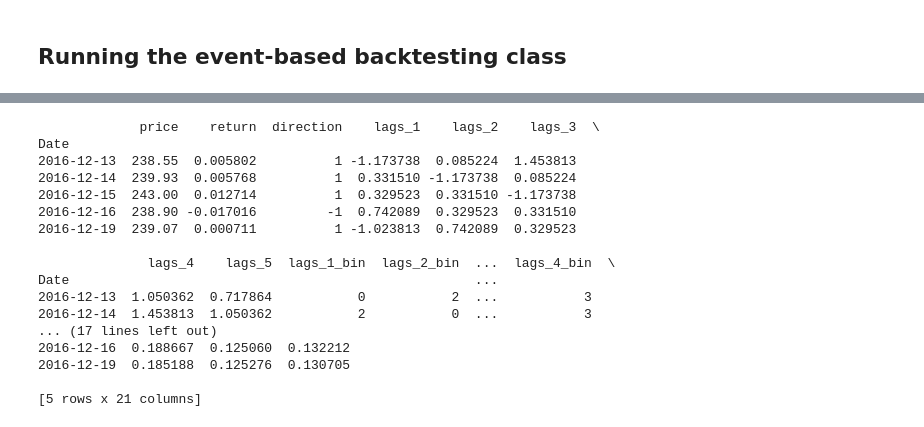
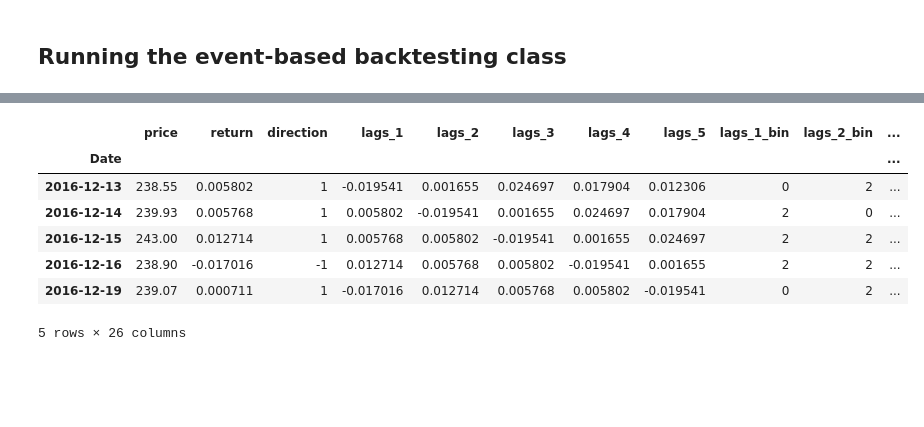
Before and after one commit to hisakato/cpf_week_07, a Jupyter notebook: test_proj_07_a02.ipynb, the cells around one changed output, grey strips where cells are left out. Drawn from its saved outputs; the diff is of its cells as text; code cells hidden in the pictures; blank space fills up the shorter version.

Commit message:
train_and_test initial version

```diff
--- a/test_proj_07_a02.ipynb
+++ b/test_proj_07_a02.ipynb
@@ -462,13 +205,0 @@ if __name__ == '__main__':
-# %%
-if __name__ == '__main__':
-    def run_strategies():
-        lobt.run_sma_strategy(42, 252)
-        lobt.run_momentum_strategy(60)
-        lobt.run_mean_reversion_strategy(50, 5)
-    lobt = BacktestLongOnly('AAPL.O', '2010-1-1', '2019-12-31', 10000,
-                            verbose=False)
-    run_strategies()
-    # transaction costs: 10 USD fix, 1% variable
-    lobt = BacktestLongOnly('AAPL.O', '2010-1-1', '2019-12-31',
-                            10000, 10.0, 0.01, False)
-    run_strategies()
@@ -477,16 +206,3 @@ if __name__ == '__main__':
-# %%
-if __name__ == '__main__':
-    def run_strategies():
-        lsbt.run_sma_strategy(42, 252)
-        lsbt.run_momentum_strategy(60)
-        lsbt.run_mean_reversion_strategy(50, 5)
-    lsbt = BacktestLongShort('EUR=', '2010-1-1', '2019-12-31', 10000,
-                             verbose=False)
-    run_strategies()
-    # transaction costs: 10 USD fix, 1% variable
-    lsbt = BacktestLongShort('AAPL.O', '2010-1-1', '2019-12-31',
-                             10000, 10.0, 0.01, False)
-    run_strategies()
 # %% [markdown]
 ## Defining an event-based backtesting class
 # %%
@@ -556,3 +328,5 @@ class EventBasedBackTesting(BacktestBase):
 # %%
 # Instantiate
 ebbt = EventBasedBackTesting('GS.N', '2010-1-1', '2019-12-31', 10000) # Symbol GS.N = Goldman Sachs
+# Train-test split
+ebbt.train_test_split()
@@ -592,20 +415,13 @@ test[moment2_cols] = test[moment2_cols] / train_return_std ** 0.5
+# %%
+ebbt.train_and_backtest()
 # %%
-print(test.head())
+ebbt.test.head()
 # %% [output]
+|  | price | return | direction | lags_1 | lags_2 | lags_3 | lags_4 | lags_5 | lags_1_bin | lags_2_bin | ... |
+| Date |  |  |  |  |  |  |  |  |  |  | ... |
+| 2016-12-13 | 238.55 | 0.005802 | 1 | -0.019541 | 0.001655 | 0.024697 | 0.017904 | 0.012306 | 0 | 2 | ... |
+| 2016-12-14 | 239.93 | 0.005768 | 1 | 0.005802 | -0.019541 | 0.001655 | 0.024697 | 0.017904 | 2 | 0 | ... |
+| 2016-12-15 | 243.00 | 0.012714 | 1 | 0.005768 | 0.005802 | -0.019541 | 0.001655 | 0.024697 | 2 | 2 | ... |
+| 2016-12-16 | 238.90 | -0.017016 | -1 | 0.012714 | 0.005768 | 0.005802 | -0.019541 | 0.001655 | 2 | 2 | ... |
+| 2016-12-19 | 239.07 | 0.000711 | 1 | -0.017016 | 0.012714 | 0.005768 | 0.005802 | -0.019541 | 0 | 2 | ... |
-             price    return  direction    lags_1    lags_2    lags_3  \
-Date
-2016-12-13  238.55  0.005802          1 -1.173738  0.085224  1.453813
-2016-12-14  239.93  0.005768          1  0.331510 -1.173738  0.085224
-2016-12-15  243.00  0.012714          1  0.329523  0.331510 -1.173738
-2016-12-16  238.90 -0.017016         -1  0.742089  0.329523  0.331510
-2016-12-19  239.07  0.000711          1 -1.023813  0.742089  0.329523
-
-              lags_4    lags_5  lags_1_bin  lags_2_bin  ...  lags_4_bin  \
-Date                                                    ...
-2016-12-13  1.050362  0.717864           0           2  ...           3
-2016-12-14  1.453813  1.050362           2           0  ...           3
-... (17 lines left out)
-2016-12-16  0.188667  0.125060  0.132212
-2016-12-19  0.185188  0.125276  0.130705
-
-[5 rows x 21 columns]
+5 rows × 26 columns
```
Also changed, not shown: parts of 22 cells of this notebook.
